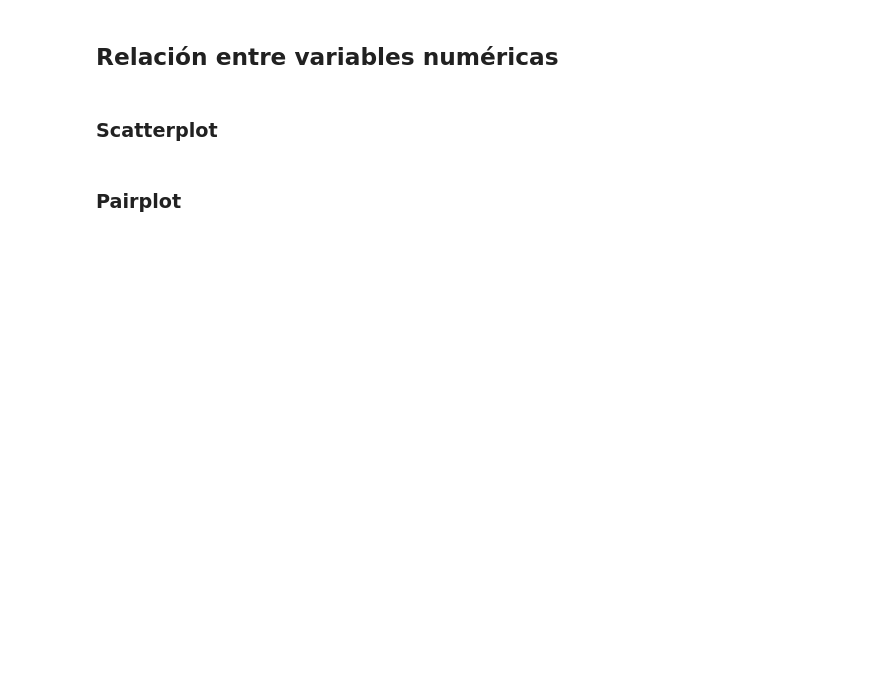
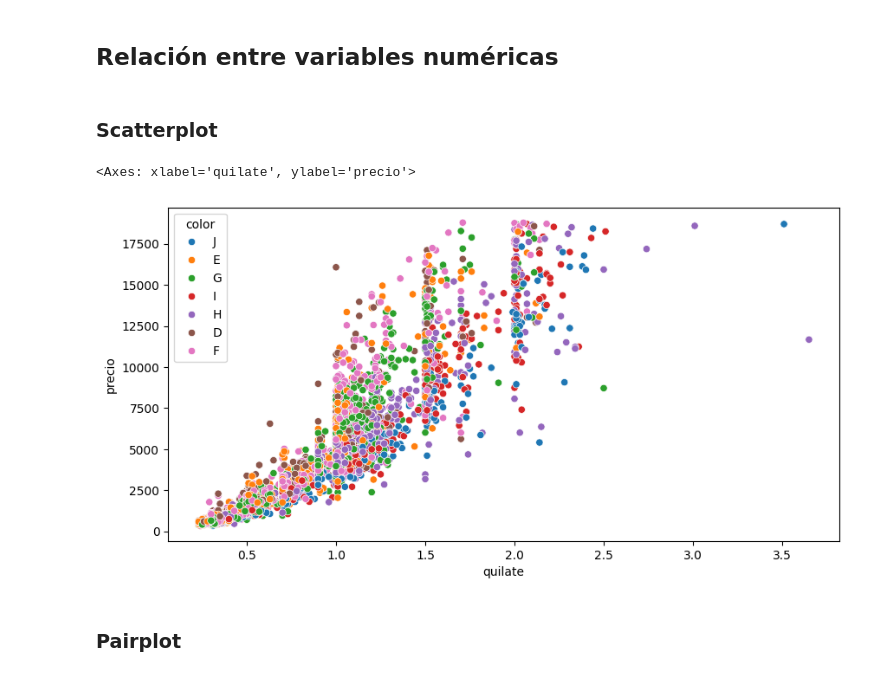
Before and after one commit to UADE-Python-Data-Science/583433_repo_oficial, a Jupyter notebook: Unidad_4/U4_NB2_Correlacion.ipynb, the cells around one changed output. Cells and saved outputs as stored; diff of their text form; code cells hidden in the pictures; blank space fills up the shorter version.

```diff
--- a/Unidad_4/U4_NB2_Correlacion.ipynb
+++ b/Unidad_4/U4_NB2_Correlacion.ipynb
@@ -33,7 +39,7 @@ df.rename(columns={"carat":"quilate",
                    }, inplace=True)
 # %%
 # Filtramos las columnas de interés
-selected_columns = ["precio", "quilate", "profundidad", "corte", "precio_por_quilate",  "categoria_precio"]
+selected_columns = ["precio", "quilate", "profundidad", "corte", "color", "precio_por_quilate",  "categoria_precio"]
 df = df[selected_columns]
 # %%
 # Inspeccioamos el df resultante
@@ -192,11 +215,15 @@ plot_boxplots()
 ### Scatterplot
 # %%
 # Scatterplot o gráfico de dispersión
+sample_df = df.sample( 5000 , random_state= 42 )
+
 plt.figure(figsize=(10,5))
-v_numericas = ["quilate", "price"]
-cortes = ["Ideal", "Premium"]
+cortes = ["Fair", "Premium"]
 # sns.pairplot(data=df, vars=v_numericas, hue="corte", hue_order=cortes)
-sns.scatterplot(data=df, x="precio", y="quilate", hue="corte", hue_order=cortes)
+sns.scatterplot(data=sample_df, x="quilate", y="precio", hue="color")
+# %% [output]
+<Axes: xlabel='quilate', ylabel='precio'>
+[figure, added]
 # %% [markdown]
 ### Pairplot
 # %%
```
Also changed, not shown: parts of 21 cells of this notebook, 5 other files.
